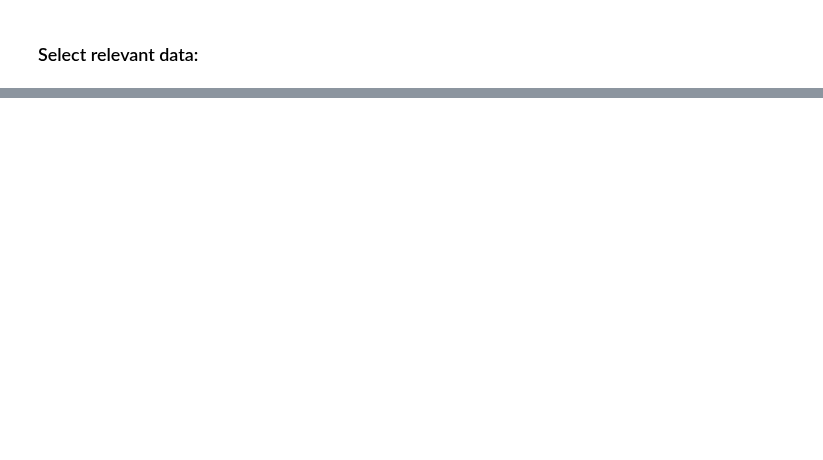
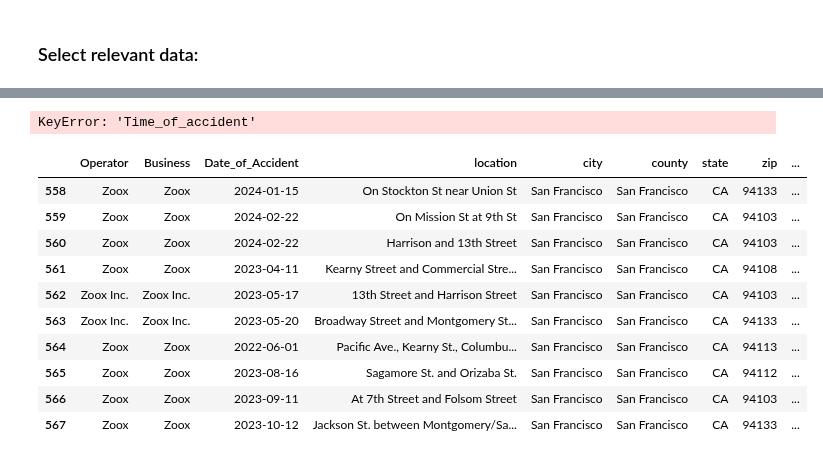
Before and after one commit to Kyle-Markwardt/self-driving-vehicles, a Jupyter notebook: pdf.ipynb, the cells around one changed output, grey strips where cells are left out. Drawn from its saved outputs; the diff is of its cells as text; code cells hidden in the pictures; blank space fills up the shorter version.

Commit message:
Nice, whole, clean dataframe for collision locations

```diff
--- a/pdf.ipynb
+++ b/pdf.ipynb
@@ -266,0 +249,23 @@ collision_locations.head(75)
+# %%
+# Rename columns:
+collision_locations.rename(columns=rename_dict, inplace=True)
+
+# Fix date times
+collision_locations['Date_of_Accident'] = pd.to_datetime(collision_locations['Date_of_Accident'], errors='coerce')
+
+# Get the initial number of rows
+initial_rows = collision_locations.shape[0]
+
+# Drop NaN values in 'Time_of_accident' column with an empty string
+collision_locations.dropna(subset=['Time_of_accident'], inplace=True)
+# Find additional bad time data
+# unique_times = collision_locations['Time_of_accident'].astype(str).unique()
+# Sort the unique times and print them
+# sorted_unique_times = sorted(unique_times)
+# print(sorted_unique_times)
+# Drop Zoox 06_08_2022 where no time is entered.
+collision_locations = collision_locations[collision_locations['Time_of_accident'] != 0]
+
+# Calculate the number of rows dropped
+rows_dropped = initial_rows - collision_locations.shape[0]
+print(f"Number of rows dropped: {rows_dropped}")
@@ -267,10 +287,42 @@ collision_locations.head(75)
+# %%
+
+# Convert 'Time_of_accident' column to string type
+collision_locations['Time_of_accident'] = collision_locations['Time_of_accident'].astype(str)
+collision_locations[['hour', 'minute']] = collision_locations['Time_of_accident'].str.extract(r'(\d+):(\d+)')
+collision_locations[['hour', 'minute']] = collision_locations[['hour', 'minute']].astype(int)
+
+# Add 12 hours to hour component if PM is True and hour is less than 12
+collision_locations['hour'] = collision_locations.apply(lambda row: row['hour'] + 12 if row['PM'] == 1 and row['hour'] < 12 else row['hour'], axis=1)
+
+#Rehoin hours and mins into 24hr time
+collision_locations['Time_of_accident_24hr'] = pd.to_datetime(collision_locations[['hour', 'minute']].astype(str).agg(':'.join, axis=1), format='%H:%M').dt.strftime('%H:%M')
+
+# Drop calc fileds
+collision_locations.drop(columns=(['Time_of_accident', 'AM', 'PM', 'hour', 'minute']),inplace=True)
+
+collision_locations.head(10)
+# %% [output]
+KeyError: 'Time_of_accident'
 # %%
 # export as csv
 # Specify the full path where you want to save the CSV file
 csv_file_path = 'data/collisions/dataframes/locations/crash_locations.csv'
 
 # Save DataFrame to CSV
 collision_locations.to_csv(csv_file_path, index=False)
+collision_locations.tail(10)
+# %% [output]
+|  | Operator | Business | Date_of_Accident | location | city | county | state | zip | ... |
+| 558 | Zoox | Zoox | 2024-01-15 | On Stockton St near Union St | San Francisco | San Francisco | CA | 94133 | ... |
+| 559 | Zoox | Zoox | 2024-02-22 | On Mission St at 9th St | San Francisco | San Francisco | CA | 94103 | ... |
+| 560 | Zoox | Zoox | 2024-02-22 | Harrison and 13th Street | San Francisco | San Francisco | CA | 94103 | ... |
+| 561 | Zoox | Zoox | 2023-04-11 | Kearny Street and Commercial Stre... | San Francisco | San Francisco | CA | 94108 | ... |
+| 562 | Zoox Inc. | Zoox Inc. | 2023-05-17 | 13th Street and Harrison Street | San Francisco | San Francisco | CA | 94103 | ... |
+| 563 | Zoox Inc. | Zoox Inc. | 2023-05-20 | Broadway Street and Montgomery St... | San Francisco | San Francisco | CA | 94133 | ... |
+| 564 | Zoox | Zoox | 2022-06-01 | Pacific Ave., Kearny St., Columbu... | San Francisco | San Francisco | CA | 94113 | ... |
+| 565 | Zoox | Zoox | 2023-08-16 | Sagamore St. and Orizaba St. | San Francisco | San Francisco | CA | 94112 | ... |
+| 566 | Zoox | Zoox | 2023-09-11 | At 7th Street and Folsom Street | San Francisco | San Francisco | CA | 94103 | ... |
+| 567 | Zoox | Zoox | 2023-10-12 | Jackson St. between Montgomery/Sa... | San Francisco | San Francisco | CA | 94133 | ... |
 # %%
 # Fresh locations dataframe
 descriptions_df = all_collisions_df[description_cols]
```
Also changed, not shown: parts of 8 cells of this notebook, 2 other files.
